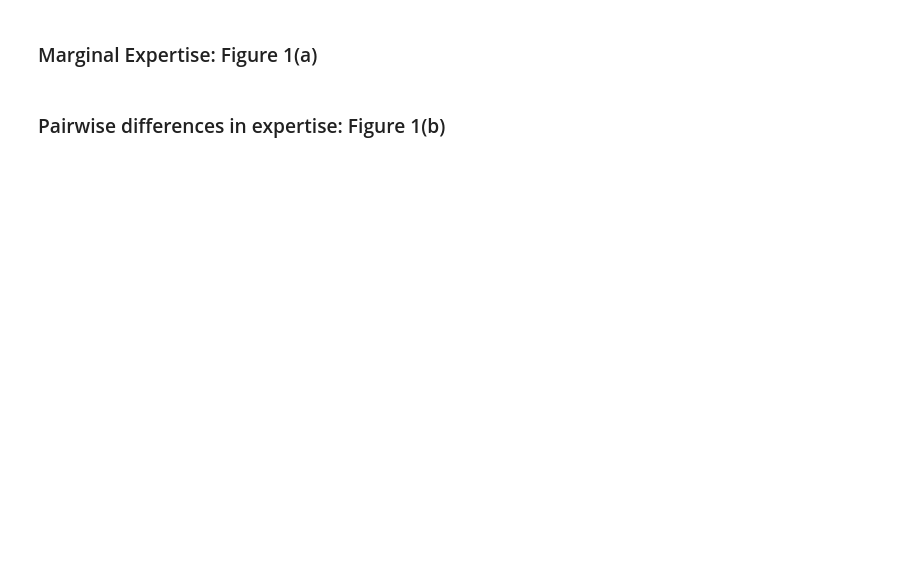
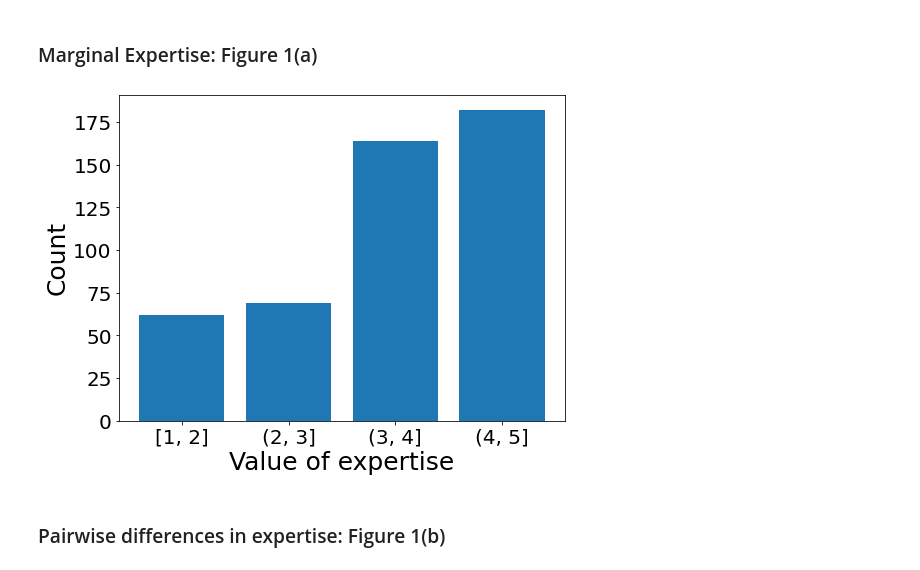
Before and after one commit to niharshah/goldstandard-reviewer-paper-match, a Jupyter notebook: notebooks/DataExploration.ipynb, the cells around one changed output. Saved outputs shown, nothing was run; the diff lists cells and outputs as text; code cells hidden in the pictures; blank space fills up the shorter version.

Commit message:
add changes to existing files

```diff
--- a/notebooks/DataExploration.ipynb
+++ b/notebooks/DataExploration.ipynb
@@ -150,20 +193,23 @@ for rev in data:
         else:
             raise ValueError("Wrong value of expertise")
 # %%
+import os
 fig, ax = plt.subplots(1, 1, figsize=(8, 6))
 
 ax.bar([1.5, 2.5, 3.5, 4.5], [marginal_expertise['[1, 2]'],
                               marginal_expertise['(2, 3]'],
                               marginal_expertise['(3, 4]'],
                               marginal_expertise['(4, 5]']], width=0.8)
 
 _ = ax.xaxis.set_ticks([1.5, 2.5, 3.5, 4.5])
 _ = ax.set_xticklabels(["[1, 2]", "(2, 3]", "(3, 4]", "(4, 5]"])
 _ = ax.tick_params(axis='both', labelsize=20)
 ax.set_xlabel("Value of expertise", fontsize=25)
 ax.set_ylabel("Count", fontsize=25)
-
+os.makedirs ('../figures', exist_ok=True)
 plt.savefig('../figures/marginal_expertise.pdf', bbox_inches='tight')
+# %% [output]
+[figure, added]
 # %% [markdown]
 ### Pairwise differences in expertise: Figure 1(b)
 # %%
```
Also changed, not shown: parts of 8 cells of this notebook, 2 other files.
